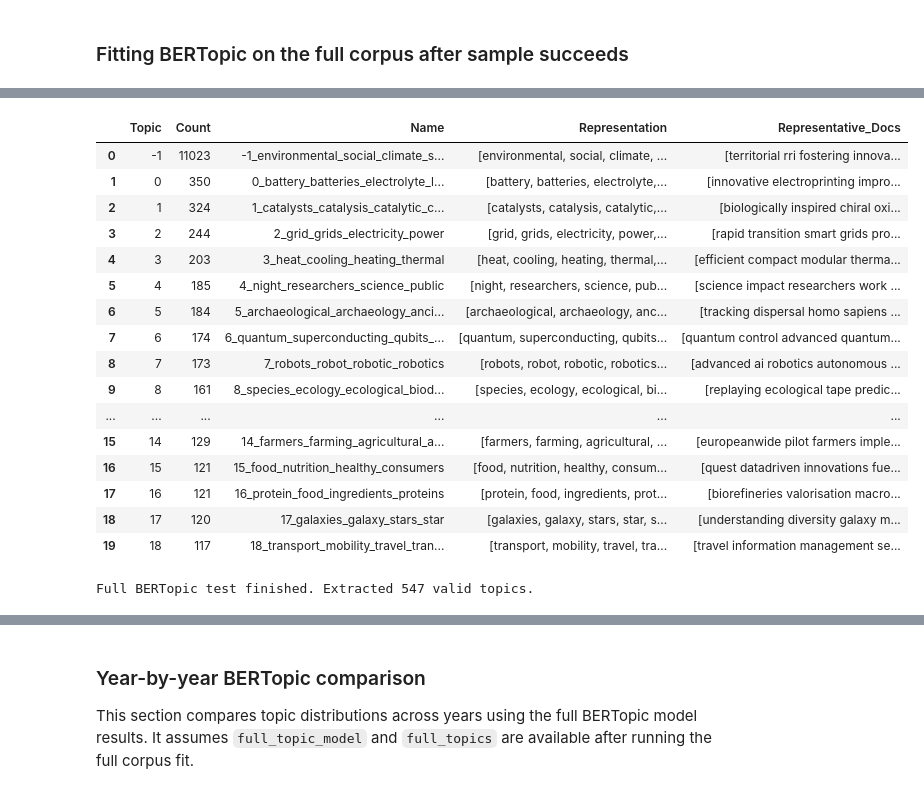
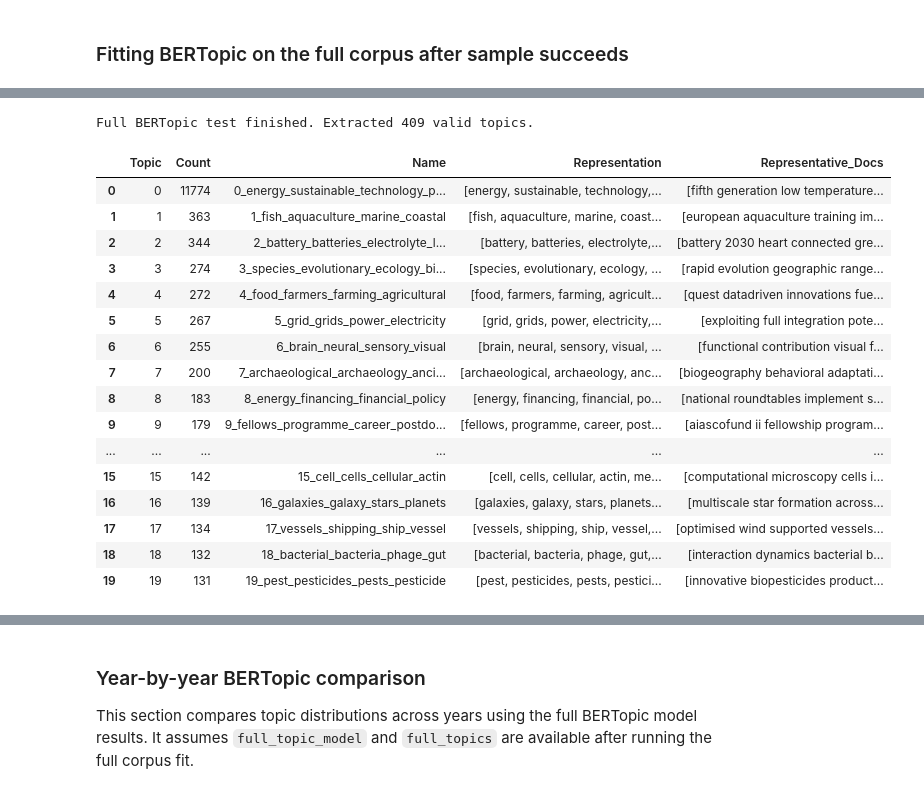
Before and after one commit to kimwilmink/Discourse_Analysis_EU_Budget_Strategy, a Jupyter notebook: bow_and_bertopic_analysis.ipynb, the cells around one changed output, grey strips where cells are left out. Cells and saved outputs as stored; diff of their text form; code cells hidden in the pictures.

```diff
--- a/bow_and_bertopic_analysis.ipynb
+++ b/bow_and_bertopic_analysis.ipynb
@@ -123,7 +129,7 @@ NARRATIVE_TERMS = {
         "climate", "climate change", "sustainability", "sustainable",
         "environment", "environmental", "renewable", "decarbonisation",
         "decarbonization", "green transition", "climate justice", "global warming",
-        "carbon footprint", "carbon neutrality", "carbon neutral"
+        "carbon footprint", "carbon neutrality", "carbon neutral", "recycle", "circular economy"
     ],
     "Security/resilience-oriented": [
         "security", "resilience", "resilient", "defence", "defense",
@@ -646,13 +654,18 @@ full_topic_model = BERTopic(
         cluster_selection_method="eom",
         prediction_data=True,
     ),
-    min_topic_size=5,
+    min_topic_size=20,
+    nr_topics="auto",
     verbose=True,
 )
 
 
 full_topics, full_probs = full_topic_model.fit_transform(corpus_raw)
 
+new_topics = full_topic_model.reduce_outliers(corpus_raw, full_topics, strategy="probabilities", probabilities=full_probs)
+full_topic_model.update_topics(corpus_raw, topics=new_topics)
+print(f"Full BERTopic test finished. Extracted {len(full_topic_model.get_topic_info()) - 1} valid topics.")
+
 full_topic_info = full_topic_model.get_topic_info()
 display(full_topic_info.head(20))
 # %% [output]
@@ -667,21 +685,18 @@ display(full_topic_info.head(20))
+Full BERTopic test finished. Extracted 409 valid topics.
 |  | Topic | Count | Name | Representation | Representative_Docs |
-| 0 | -1 | 11023 | -1_environmental_social_climate_s... | [environmental, social, climate, ... | [territorial rri fostering innova... |
-| 1 | 0 | 350 | 0_battery_batteries_electrolyte_l... | [battery, batteries, electrolyte,... | [innovative electroprinting impro... |
-| 2 | 1 | 324 | 1_catalysts_catalysis_catalytic_c... | [catalysts, catalysis, catalytic,... | [biologically inspired chiral oxi... |
-| 3 | 2 | 244 | 2_grid_grids_electricity_power | [grid, grids, electricity, power,... | [rapid transition smart grids pro... |
-| 4 | 3 | 203 | 3_heat_cooling_heating_thermal | [heat, cooling, heating, thermal,... | [efficient compact modular therma... |
-| 5 | 4 | 185 | 4_night_researchers_science_public | [night, researchers, science, pub... | [science impact researchers work ... |
-| 6 | 5 | 184 | 5_archaeological_archaeology_anci... | [archaeological, archaeology, anc... | [tracking dispersal homo sapiens ... |
-| 7 | 6 | 174 | 6_quantum_superconducting_qubits_... | [quantum, superconducting, qubits... | [quantum control advanced quantum... |
-| 8 | 7 | 173 | 7_robots_robot_robotic_robotics | [robots, robot, robotic, robotics... | [advanced ai robotics autonomous ... |
-| 9 | 8 | 161 | 8_species_ecology_ecological_biod... | [species, ecology, ecological, bi... | [replaying ecological tape predic... |
+| 0 | 0 | 11774 | 0_energy_sustainable_technology_p... | [energy, sustainable, technology,... | [fifth generation low temperature... |
+| 1 | 1 | 363 | 1_fish_aquaculture_marine_coastal | [fish, aquaculture, marine, coast... | [european aquaculture training im... |
+| 2 | 2 | 344 | 2_battery_batteries_electrolyte_l... | [battery, batteries, electrolyte,... | [battery 2030 heart connected gre... |
+| 3 | 3 | 274 | 3_species_evolutionary_ecology_bi... | [species, evolutionary, ecology, ... | [rapid evolution geographic range... |
+| 4 | 4 | 272 | 4_food_farmers_farming_agricultural | [food, farmers, farming, agricult... | [quest datadriven innovations fue... |
+| 5 | 5 | 267 | 5_grid_grids_power_electricity | [grid, grids, power, electricity,... | [exploiting full integration pote... |
+| 6 | 6 | 255 | 6_brain_neural_sensory_visual | [brain, neural, sensory, visual, ... | [functional contribution visual f... |
+| 7 | 7 | 200 | 7_archaeological_archaeology_anci... | [archaeological, archaeology, anc... | [biogeography behavioral adaptati... |
+| 8 | 8 | 183 | 8_energy_financing_financial_policy | [energy, financing, financial, po... | [national roundtables implement s... |
+| 9 | 9 | 179 | 9_fellows_programme_career_postdo... | [fellows, programme, career, post... | [aiascofund ii fellowship program... |
 | ... | ... | ... | ... | ... | ... |
-| 15 | 14 | 129 | 14_farmers_farming_agricultural_a... | [farmers, farming, agricultural, ... | [europeanwide pilot farmers imple... |
-| 16 | 15 | 121 | 15_food_nutrition_healthy_consumers | [food, nutrition, healthy, consum... | [quest datadriven innovations fue... |
-| 17 | 16 | 121 | 16_protein_food_ingredients_proteins | [protein, food, ingredients, prot... | [biorefineries valorisation macro... |
-| 18 | 17 | 120 | 17_galaxies_galaxy_stars_star | [galaxies, galaxy, stars, star, s... | [understanding diversity galaxy m... |
-| 19 | 18 | 117 | 18_transport_mobility_travel_tran... | [transport, mobility, travel, tra... | [travel information management se... |
+| 15 | 15 | 142 | 15_cell_cells_cellular_actin | [cell, cells, cellular, actin, me... | [computational microscopy cells i... |
+| 16 | 16 | 139 | 16_galaxies_galaxy_stars_planets | [galaxies, galaxy, stars, planets... | [multiscale star formation across... |
+| 17 | 17 | 134 | 17_vessels_shipping_ship_vessel | [vessels, shipping, ship, vessel,... | [optimised wind supported vessels... |
+| 18 | 18 | 132 | 18_bacterial_bacteria_phage_gut | [bacterial, bacteria, phage, gut,... | [interaction dynamics bacterial b... |
+| 19 | 19 | 131 | 19_pest_pesticides_pests_pesticide | [pest, pesticides, pests, pestici... | [innovative biopesticides product... |
-# %%
-print(f"Full BERTopic test finished. Extracted {len(full_topic_model.get_topic_info()) - 1} valid topics.")
-# %% [output]
-Full BERTopic test finished. Extracted 547 valid topics.
```
Also changed, not shown: parts of 23 cells of this notebook, 2 other files.
